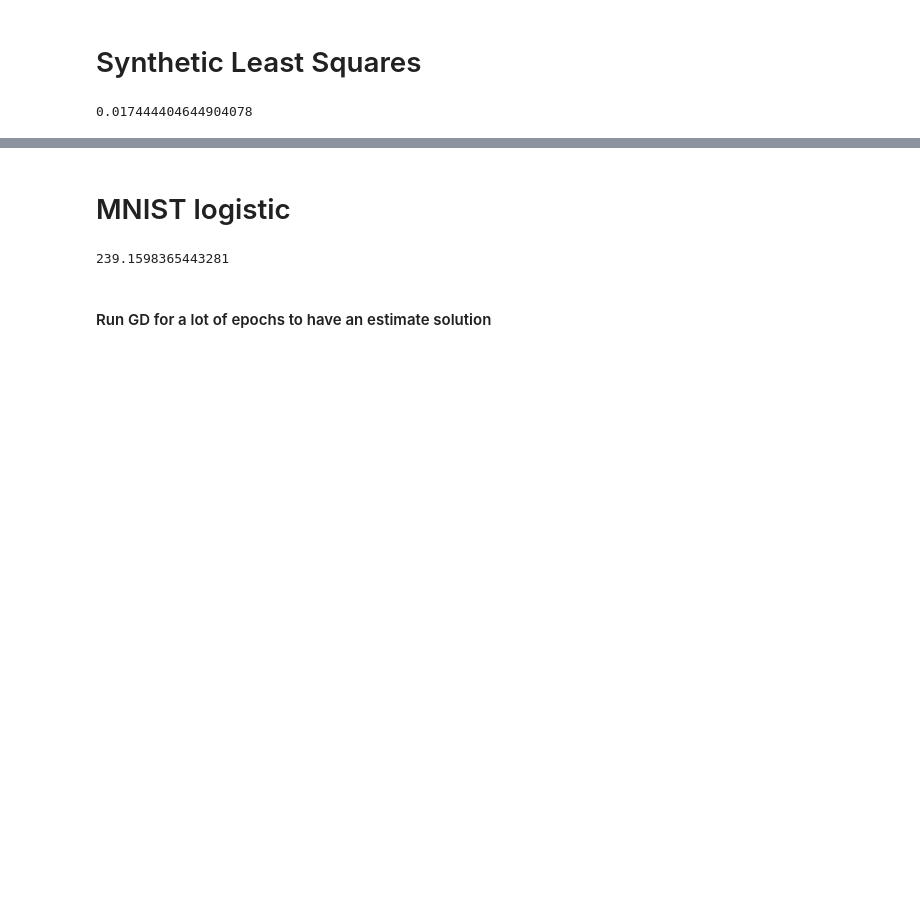
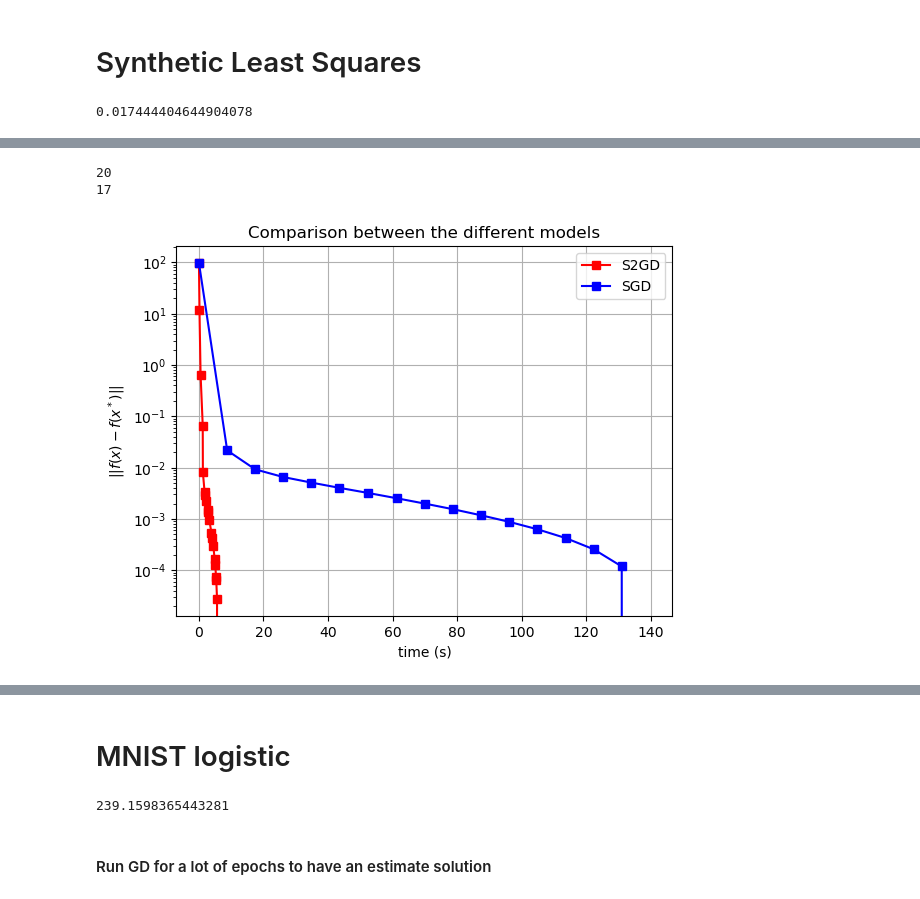
Before and after one commit to Paulcauch/S2GD, a Jupyter notebook: tests.ipynb, the cells around one changed output, grey strips where cells are left out. Cells and saved outputs as stored; diff of their text form; code cells hidden in the pictures; blank space fills up the shorter version.

```diff
--- a/tests.ipynb
+++ b/tests.ipynb
@@ -81,3 +91,9 @@ S2GD, n=25000. Exepcted number of inner loop at each iteration: 12114 in [11734,
+# %%
+plot_with_time(list_times, obj_functions, name_of_models)
+# %% [output]
+20
+17
+[figure, added]
 # %%
 plt.semilogy(nb_comp_grad_sgd,obj_val_sgd)
 plt.semilogy(nb_comp_grad_s2gd,obj_val_s2gd)
```
Also changed, not shown: parts of 8 cells of this notebook, 3 other files.
